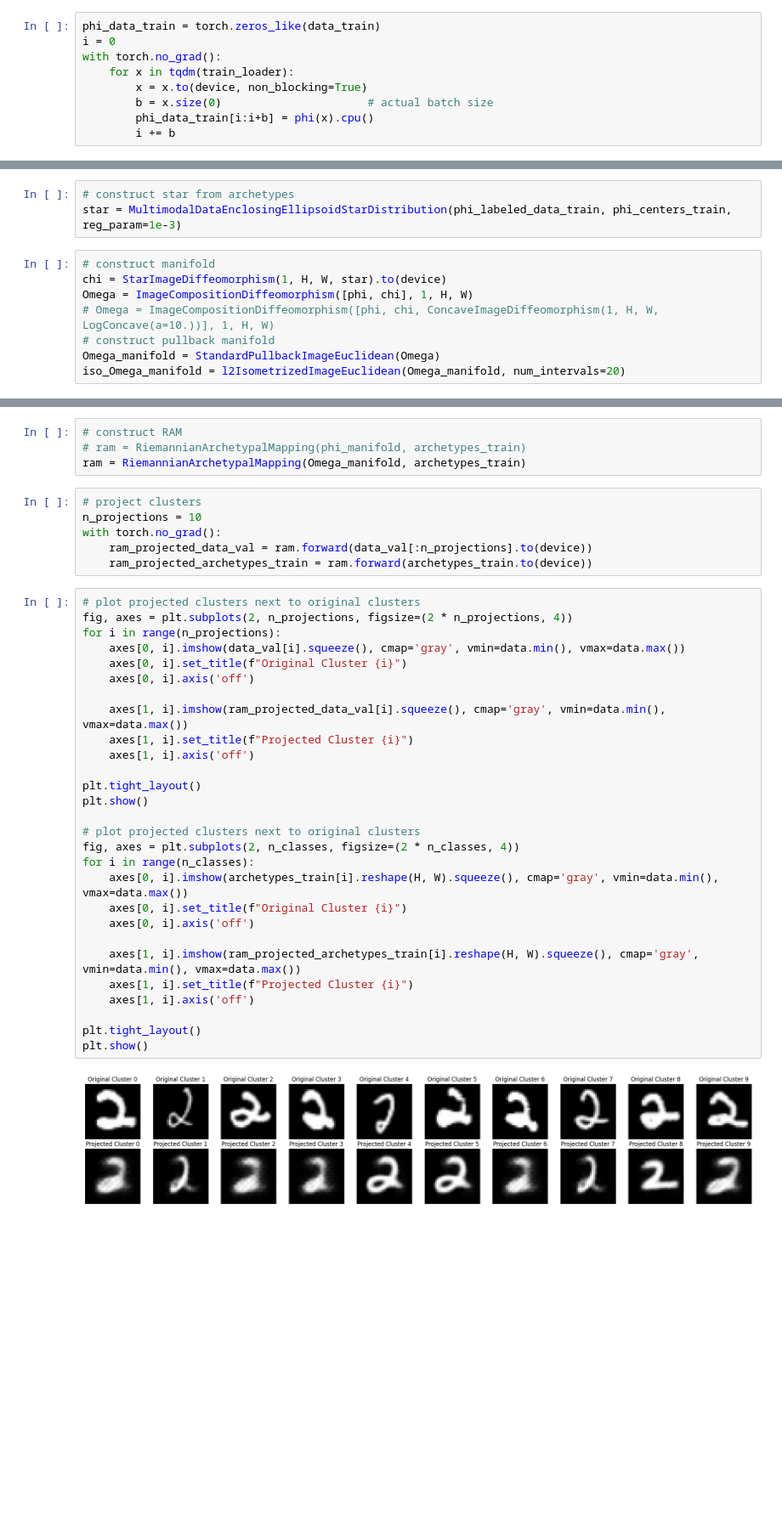
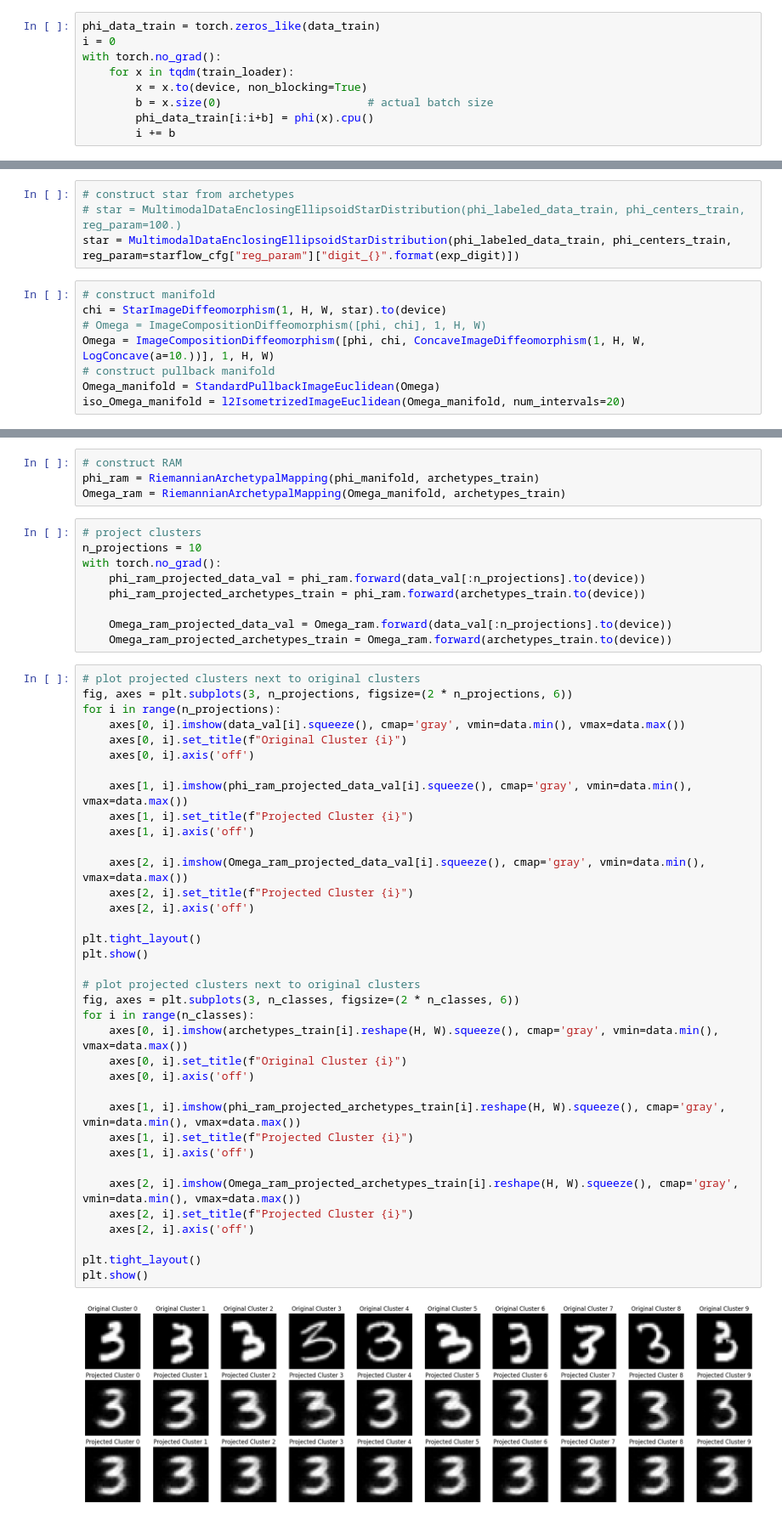
Before and after one commit to wdiepeveen/Riemannian-Archetypal-Analysis, a Jupyter notebook: single_digit_mnist_multi_ellipsoid_starflow.ipynb, the cells around one changed output, grey strips where cells are left out. Shown at 85% size. Drawn from its saved outputs; the diff is of its cells as text; blank space fills up the shorter version.

Commit message:
tried some more on single digits

```diff
--- a/single_digit_mnist_multi_ellipsoid_starflow.ipynb
+++ b/single_digit_mnist_multi_ellipsoid_starflow.ipynb
@@ -495,11 +503,12 @@ Label 9: Center shape: torch.Size([1, 32, 32]), Archetypes shape: torch.Size([1,
 # %%
 # construct star from archetypes
-star = MultimodalDataEnclosingEllipsoidStarDistribution(phi_labeled_data_train, phi_centers_train, reg_param=1e-3)
+# star = MultimodalDataEnclosingEllipsoidStarDistribution(phi_labeled_data_train, phi_centers_train, reg_param=100.)
+star = MultimodalDataEnclosingEllipsoidStarDistribution(phi_labeled_data_train, phi_centers_train, reg_param=starflow_cfg["reg_param"]["digit_{}".format(exp_digit)])
 # %%
 # construct manifold
 chi = StarImageDiffeomorphism(1, H, W, star).to(device)
-Omega = ImageCompositionDiffeomorphism([phi, chi], 1, H, W)
-# Omega = ImageCompositionDiffeomorphism([phi, chi, ConcaveImageDiffeomorphism(1, H, W, LogConcave(a=10.))], 1, H, W)
+# Omega = ImageCompositionDiffeomorphism([phi, chi], 1, H, W)
+Omega = ImageCompositionDiffeomorphism([phi, chi, ConcaveImageDiffeomorphism(1, H, W, LogConcave(a=10.))], 1, H, W)
 # construct pullback manifold
 Omega_manifold = StandardPullbackImageEuclidean(Omega)
 iso_Omega_manifold = l2IsometrizedImageEuclidean(Omega_manifold, num_intervals=20)
@@ -544,40 +553,51 @@ plt.show()
 # %%
 # construct RAM
-# ram = RiemannianArchetypalMapping(phi_manifold, archetypes_train)
-ram = RiemannianArchetypalMapping(Omega_manifold, archetypes_train)
+phi_ram = RiemannianArchetypalMapping(phi_manifold, archetypes_train)
+Omega_ram = RiemannianArchetypalMapping(Omega_manifold, archetypes_train)
 # %%
 # project clusters
 n_projections = 10
 with torch.no_grad():
-    ram_projected_data_val = ram.forward(data_val[:n_projections].to(device))
-    ram_projected_archetypes_train = ram.forward(archetypes_train.to(device))
+    phi_ram_projected_data_val = phi_ram.forward(data_val[:n_projections].to(device))
+    phi_ram_projected_archetypes_train = phi_ram.forward(archetypes_train.to(device))
+
+    Omega_ram_projected_data_val = Omega_ram.forward(data_val[:n_projections].to(device))
+    Omega_ram_projected_archetypes_train = Omega_ram.forward(archetypes_train.to(device))
 # %%
 # plot projected clusters next to original clusters
-fig, axes = plt.subplots(2, n_projections, figsize=(2 * n_projections, 4))
+fig, axes = plt.subplots(3, n_projections, figsize=(2 * n_projections, 6))
 for i in range(n_projections):
     axes[0, i].imshow(data_val[i].squeeze(), cmap='gray', vmin=data.min(), vmax=data.max())
     axes[0, i].set_title(f"Original Cluster {i}")
     axes[0, i].axis('off')
 
-    axes[1, i].imshow(ram_projected_data_val[i].squeeze(), cmap='gray', vmin=data.min(), vmax=data.max())
+    axes[1, i].imshow(phi_ram_projected_data_val[i].squeeze(), cmap='gray', vmin=data.min(), vmax=data.max())
     axes[1, i].set_title(f"Projected Cluster {i}")
     axes[1, i].axis('off')
+
+    axes[2, i].imshow(Omega_ram_projected_data_val[i].squeeze(), cmap='gray', vmin=data.min(), vmax=data.max())
+    axes[2, i].set_title(f"Projected Cluster {i}")
+    axes[2, i].axis('off')
 
 plt.tight_layout()
 plt.show()
 
 # plot projected clusters next to original clusters
-fig, axes = plt.subplots(2, n_classes, figsize=(2 * n_classes, 4))
+fig, axes = plt.subplots(3, n_classes, figsize=(2 * n_classes, 6))
 for i in range(n_classes):
     axes[0, i].imshow(archetypes_train[i].reshape(H, W).squeeze(), cmap='gray', vmin=data.min(), vmax=data.max())
     axes[0, i].set_title(f"Original Cluster {i}")
     axes[0, i].axis('off')
 
-    axes[1, i].imshow(ram_projected_archetypes_train[i].reshape(H, W).squeeze(), cmap='gray', vmin=data.min(), vmax=data.max())
+    axes[1, i].imshow(phi_ram_projected_archetypes_train[i].reshape(H, W).squeeze(), cmap='gray', vmin=data.min(), vmax=data.max())
     axes[1, i].set_title(f"Projected Cluster {i}")
     axes[1, i].axis('off')
 
+    axes[2, i].imshow(Omega_ram_projected_archetypes_train[i].reshape(H, W).squeeze(), cmap='gray', vmin=data.min(), vmax=data.max())
+    axes[2, i].set_title(f"Projected Cluster {i}")
+    axes[2, i].axis('off')
+
 plt.tight_layout()
 plt.show()
 # %% [output]
-[figure, old version]
+[figure, new version]
```
Also changed, not shown: parts of 16 cells of this notebook, 30 other files.
